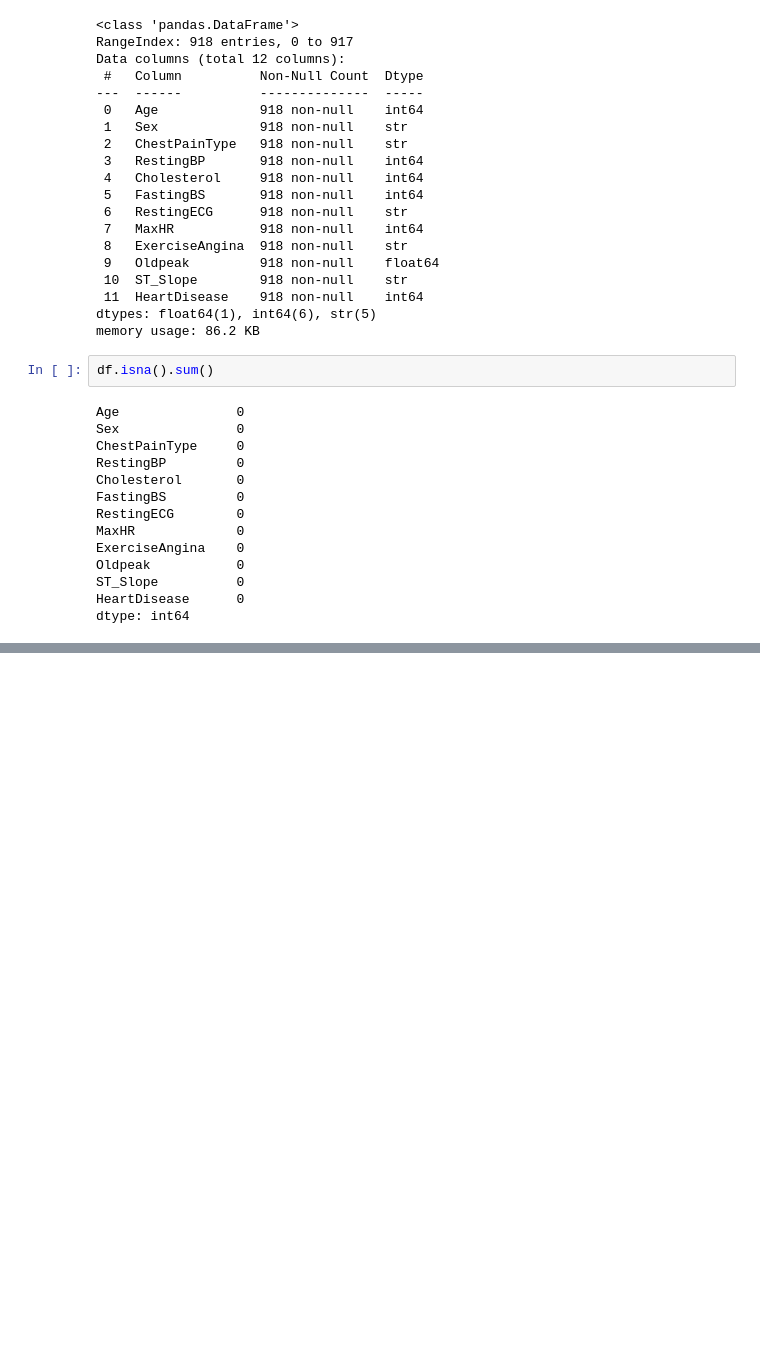
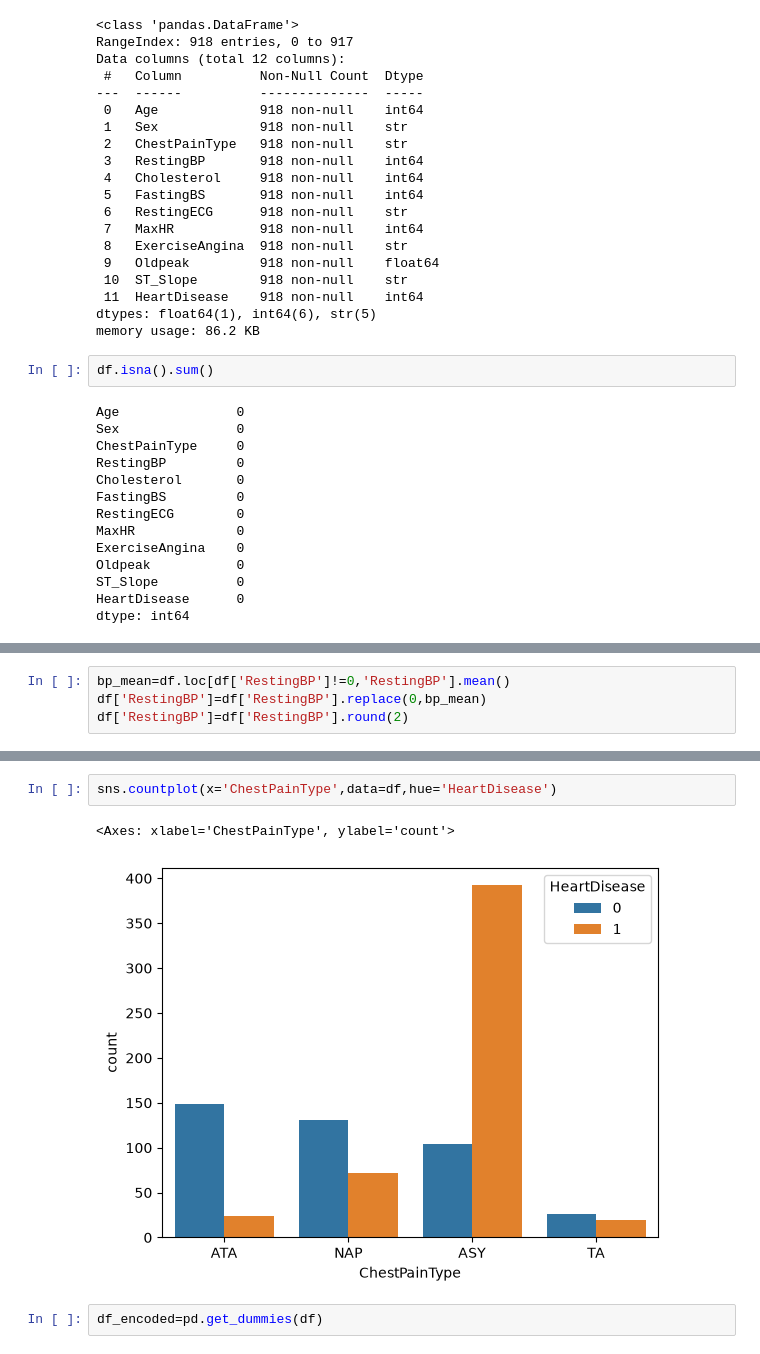
Before and after one commit to ShivGrover45/eda-insurance, a Jupyter notebook: heart.ipynb, the cells around one changed output, grey strips where cells are left out. Saved outputs shown, nothing was run; the diff lists cells and outputs as text; blank space fills up the shorter version.

```diff
--- a/heart.ipynb
+++ b/heart.ipynb
@@ -59,0 +108,4 @@ df.shape
+# %%
+bp_mean=df.loc[df['RestingBP']!=0,'RestingBP'].mean()
+df['RestingBP']=df['RestingBP'].replace(0,bp_mean)
+df['RestingBP']=df['RestingBP'].round(2)
@@ -59,0 +128,7 @@ df.shape
+# %%
+sns.countplot(x='ChestPainType',data=df,hue='HeartDisease')
+# %% [output]
+<Axes: xlabel='ChestPainType', ylabel='count'>
+[figure, added]
+# %%
+df_encoded=pd.get_dummies(df)
```
Also changed, not shown: parts of 13 cells of this notebook.
